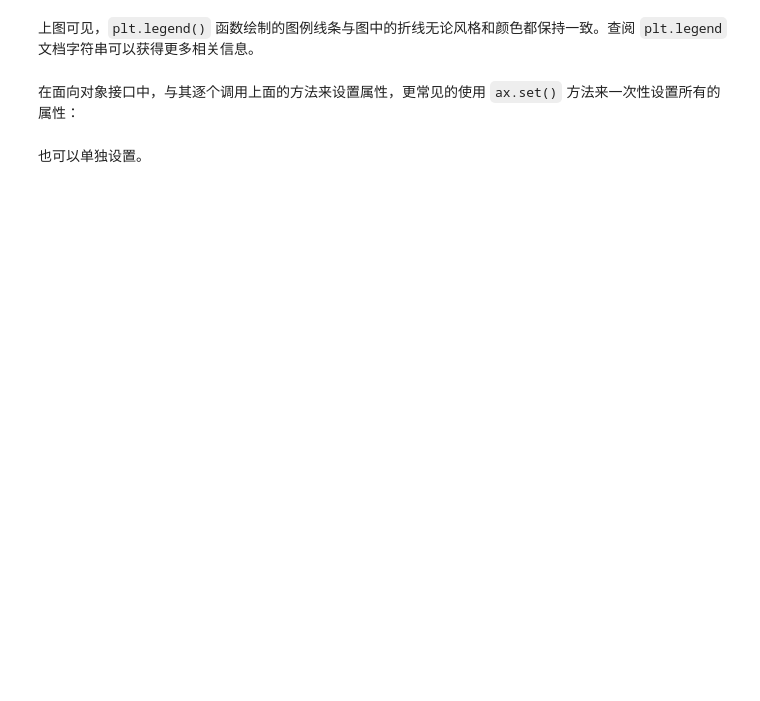
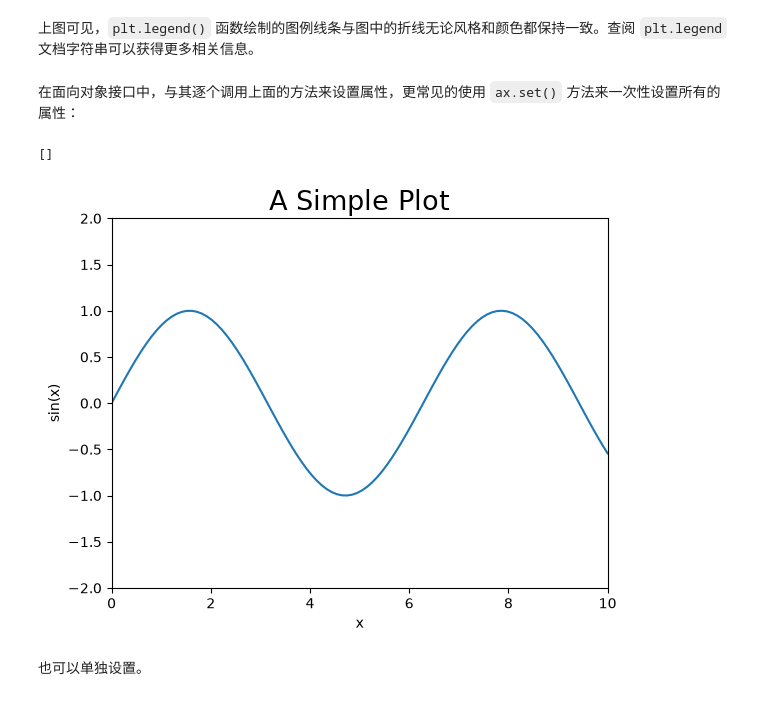
Before and after one commit to SagaxMaxwell/code, a Jupyter notebook: src/python_notes/tutorials/data_analysis/matplotlib.ipynb, the cells around one changed output. Drawn from its saved outputs; the diff is of its cells as text; code cells hidden in the pictures; blank space fills up the shorter version.

```diff
--- a/src/python_notes/tutorials/data_analysis/matplotlib.ipynb
+++ b/src/python_notes/tutorials/data_analysis/matplotlib.ipynb
@@ -204,13 +260,16 @@ plt.legend(loc='upper left', title="trigonometric", frameon=True, framealpha=0.2
 # %%
 ax = plt.axes()
 ax.plot(x, np.sin(x))
 # 全局字体
 plt.rcParams['font.size'] = '16'
-plt.rcParams['font.family'] = 'Times New Roman'
+plt.rcParams['font.family'] = 'Liberation Serif'
 ax.set(xlim=(0, 10), ylim=(-2, 2),
        xlabel='x', ylabel='sin(x)',
        title='A Simple Plot')
 ax.plot()
+# %% [output]
+[]
+[figure, added]
 # %% [markdown]
 也可以单独设置。
 # %%
```
Also changed, not shown: parts of 61 cells of this notebook, 14 other files.
